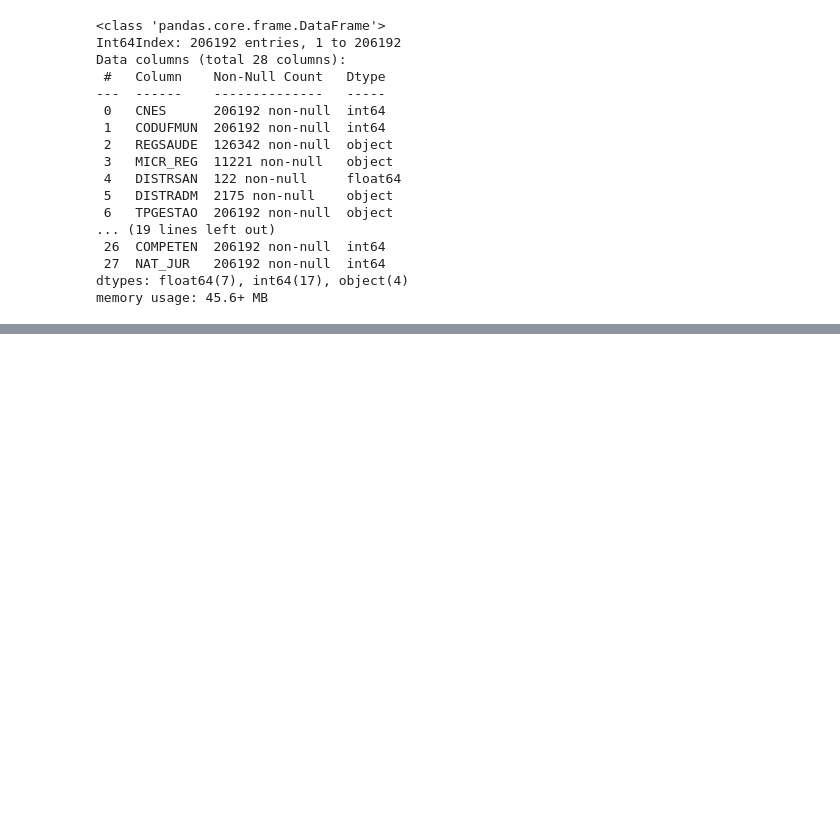
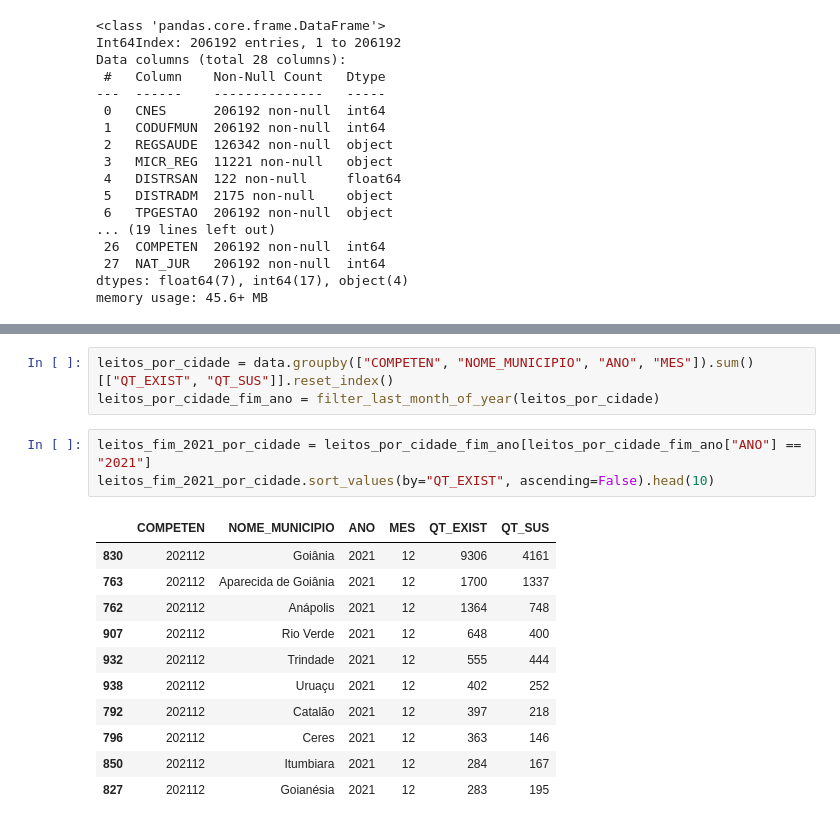
Before and after one commit to brunoconterato/go-capacidade-hospitalar, a Jupyter notebook: eda.ipynb, the cells around one changed output, grey strips where cells are left out. Cells and saved outputs as stored; diff of their text form; blank space fills up the shorter version.

```diff
--- a/eda.ipynb
+++ b/eda.ipynb
@@ -190,0 +247,18 @@ px.line(data_UTI, x="COMPETEN", y="QT_SUS", title="Quantidade de leitos SUS por
+# %%
+leitos_por_cidade = data.groupby(["COMPETEN", "NOME_MUNICIPIO", "ANO", "MES"]).sum()[["QT_EXIST", "QT_SUS"]].reset_index()
+leitos_por_cidade_fim_ano = filter_last_month_of_year(leitos_por_cidade)
+# %%
+leitos_fim_2021_por_cidade = leitos_por_cidade_fim_ano[leitos_por_cidade_fim_ano["ANO"] == "2021"]
+leitos_fim_2021_por_cidade.sort_values(by="QT_EXIST", ascending=False).head(10)
+# %% [output]
+|  | COMPETEN | NOME_MUNICIPIO | ANO | MES | QT_EXIST | QT_SUS |
+| 830 | 202112 | Goiânia | 2021 | 12 | 9306 | 4161 |
+| 763 | 202112 | Aparecida de Goiânia | 2021 | 12 | 1700 | 1337 |
+| 762 | 202112 | Anápolis | 2021 | 12 | 1364 | 748 |
+| 907 | 202112 | Rio Verde | 2021 | 12 | 648 | 400 |
+| 932 | 202112 | Trindade | 2021 | 12 | 555 | 444 |
+| 938 | 202112 | Uruaçu | 2021 | 12 | 402 | 252 |
+| 792 | 202112 | Catalão | 2021 | 12 | 397 | 218 |
+| 796 | 202112 | Ceres | 2021 | 12 | 363 | 146 |
+| 850 | 202112 | Itumbiara | 2021 | 12 | 284 | 167 |
+| 827 | 202112 | Goianésia | 2021 | 12 | 283 | 195 |
```
Also changed, not shown: parts of 71 cells of this notebook.
